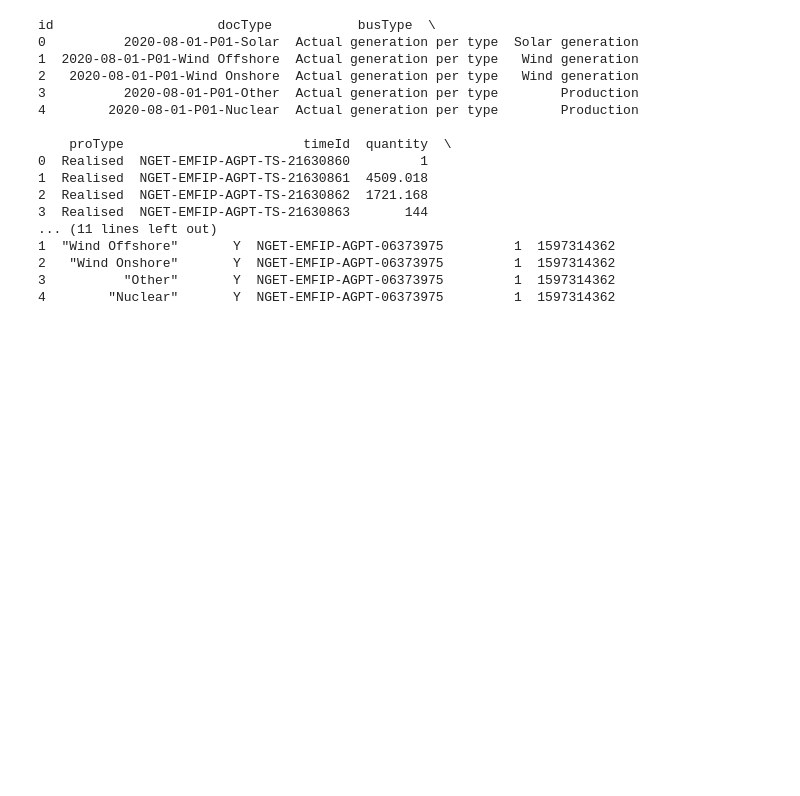
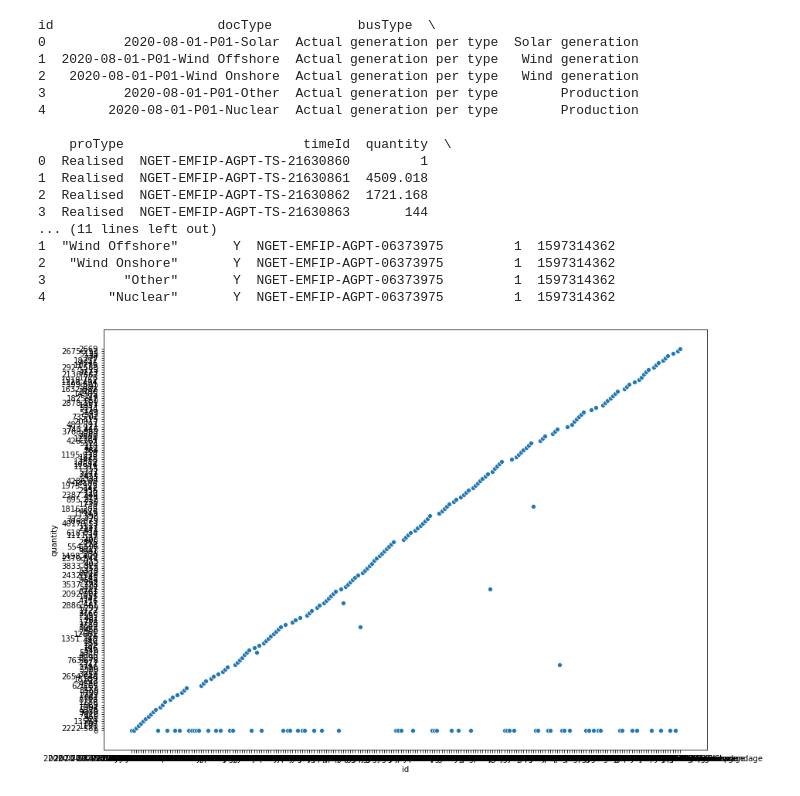
Before and after one commit to PMetcalf/GensetSimulation, a Jupyter notebook: data_analytics/notebooks/1.0-pm-eda.ipynb, the cells around one changed output. Saved outputs shown, nothing was run; the diff lists cells and outputs as text; code cells hidden in the pictures; blank space fills up the shorter version.

```diff
--- a/data_analytics/notebooks/1.0-pm-eda.ipynb
+++ b/data_analytics/notebooks/1.0-pm-eda.ipynb
@@ -70,12 +77,17 @@ id                     docType           busType  \
 2   "Wind Onshore"       Y  NGET-EMFIP-AGPT-06373975         1  1597314362
 3          "Other"       Y  NGET-EMFIP-AGPT-06373975         1  1597314362
 4        "Nuclear"       Y  NGET-EMFIP-AGPT-06373975         1  1597314362
+# %%
+# Create small test sample for eda
+eda_subset, eda_discard = train_test_split(df_final, test_size = 0.99, random_state = 42)
 # %%
 # Plot generation data
 
 plt.figure(figsize =(14, 10))
 
 # Plot solar generation
-
+sns.scatterplot(data = eda_subset, x = "id", y = "quantity")
 
 plt.show()
+# %% [output]
+[figure, added]
```
Also changed, not shown: parts of 4 cells of this notebook.
